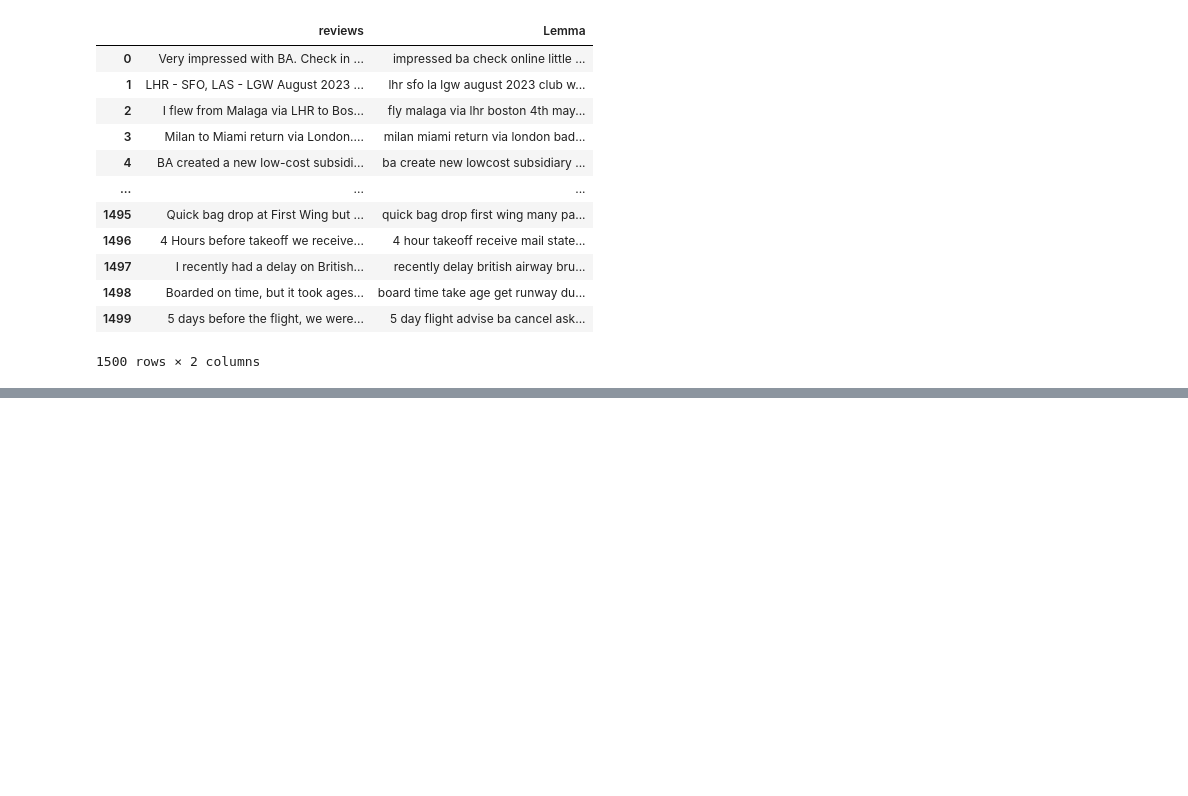
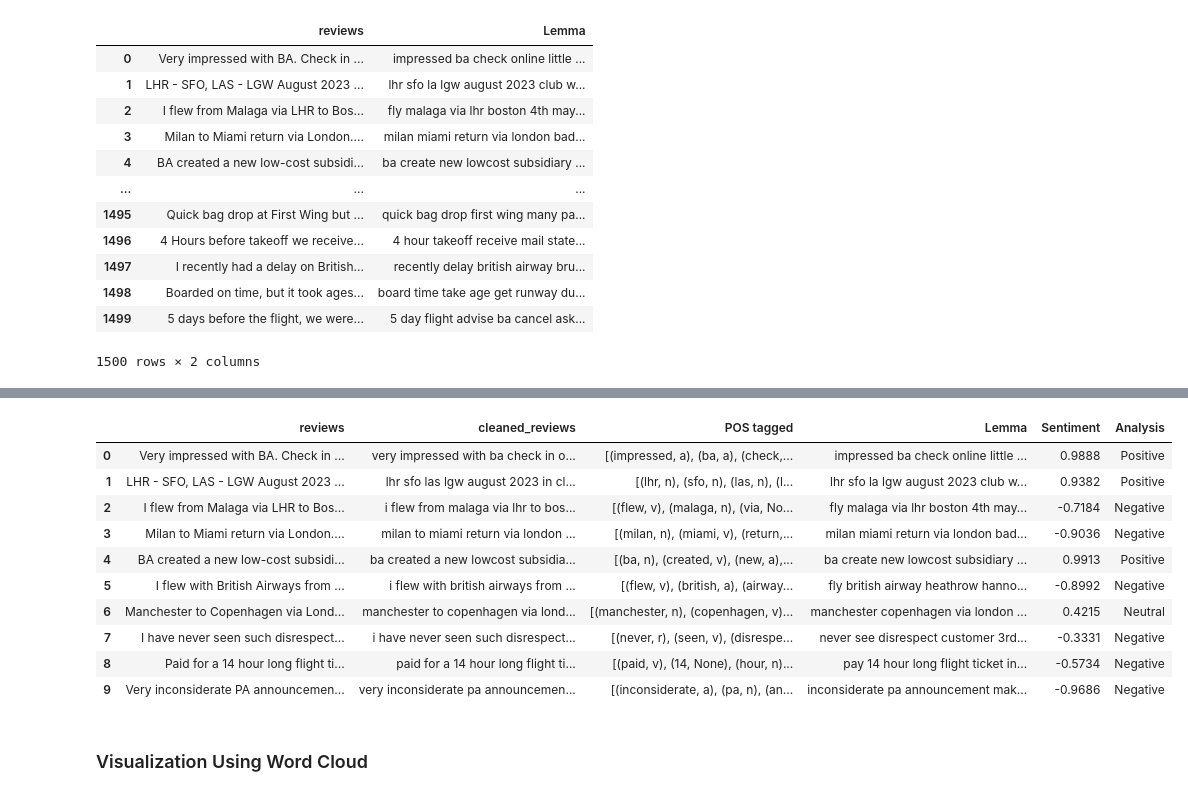
Before and after one commit to Mbachia/British-Airlines-Virtual-Internship, a Jupyter notebook: task1.ipynb, the cells around one changed output, grey strips where cells are left out. Saved outputs shown, nothing was run; the diff lists cells and outputs as text; code cells hidden in the pictures; blank space fills up the shorter version.

```diff
--- a/task1.ipynb
+++ b/task1.ipynb
@@ -219,0 +270,17 @@ df[['reviews','Lemma']]
+# %%
+# previewing the changes
+df.head(10)
+# %% [output]
+|  | reviews | cleaned_reviews | POS tagged | Lemma | Sentiment | Analysis |
+| 0 | Very impressed with BA. Check in ... | very impressed with ba check in o... | [(impressed, a), (ba, a), (check,... | impressed ba check online little ... | 0.9888 | Positive |
+| 1 | LHR - SFO, LAS - LGW August 2023 ... | lhr sfo las lgw august 2023 in cl... | [(lhr, n), (sfo, n), (las, n), (l... | lhr sfo la lgw august 2023 club w... | 0.9382 | Positive |
+| 2 | I flew from Malaga via LHR to Bos... | i flew from malaga via lhr to bos... | [(flew, v), (malaga, n), (via, No... | fly malaga via lhr boston 4th may... | -0.7184 | Negative |
+| 3 | Milan to Miami return via London.... | milan to miami return via london ... | [(milan, n), (miami, v), (return,... | milan miami return via london bad... | -0.9036 | Negative |
+| 4 | BA created a new low-cost subsidi... | ba created a new lowcost subsidia... | [(ba, n), (created, v), (new, a),... | ba create new lowcost subsidiary ... | 0.9913 | Positive |
+| 5 | I flew with British Airways from ... | i flew with british airways from ... | [(flew, v), (british, a), (airway... | fly british airway heathrow hanno... | -0.8992 | Negative |
+| 6 | Manchester to Copenhagen via Lond... | manchester to copenhagen via lond... | [(manchester, n), (copenhagen, v)... | manchester copenhagen via london ... | 0.4215 | Neutral |
+| 7 | I have never seen such disrespect... | i have never seen such disrespect... | [(never, r), (seen, v), (disrespe... | never see disrespect customer 3rd... | -0.3331 | Negative |
+| 8 | Paid for a 14 hour long flight ti... | paid for a 14 hour long flight ti... | [(paid, v), (14, None), (hour, n)... | pay 14 hour long flight ticket in... | -0.5734 | Negative |
+| 9 | Very inconsiderate PA announcemen... | very inconsiderate pa announcemen... | [(inconsiderate, a), (pa, n), (an... | inconsiderate pa announcement mak... | -0.9686 | Negative |
+# %% [markdown]
+### Visualization Using Word Cloud
```
Also changed, not shown: parts of 12 cells of this notebook, 1 other file.
